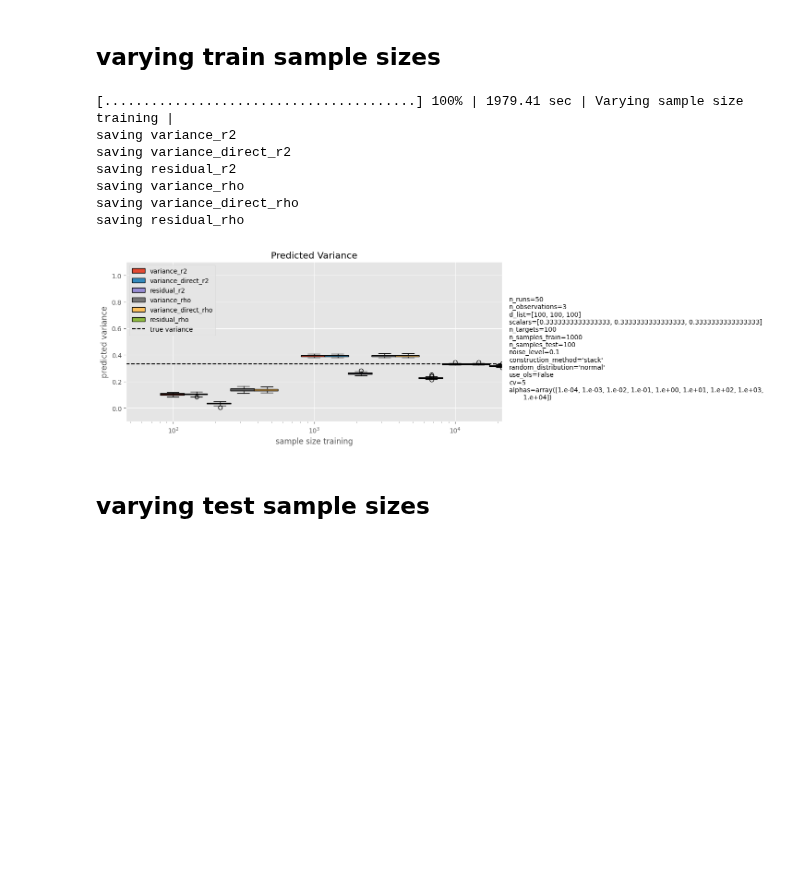
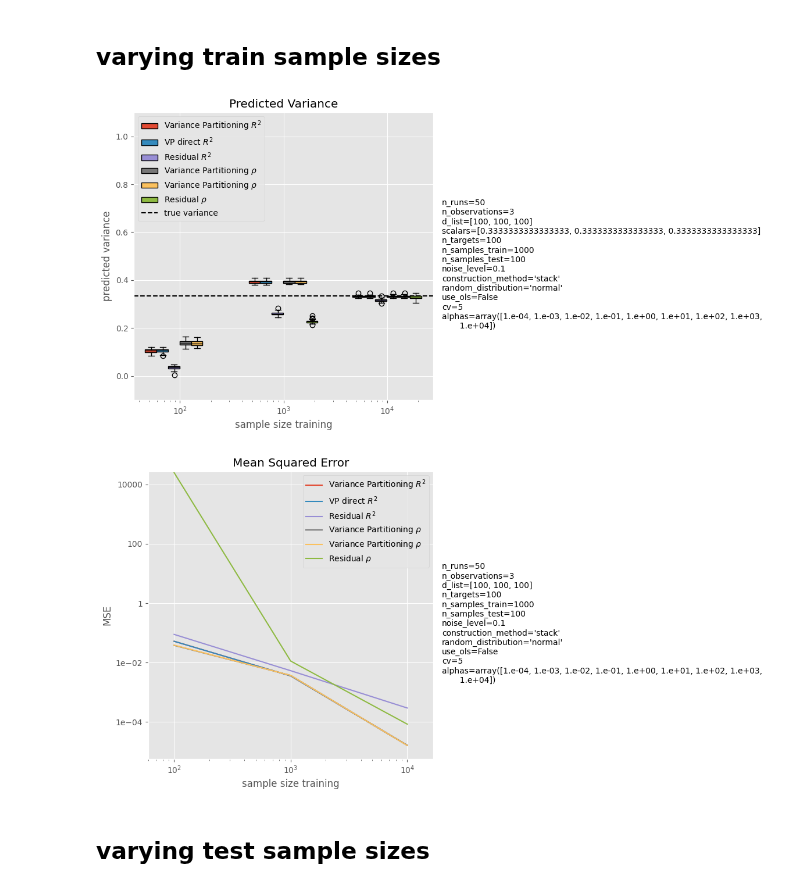
Before and after one commit to leo-schultheiss/compare_variance_residual, a Jupyter notebook: compare_variance_residual/simulated/comparison.ipynb, the cells around one changed output. Cells and saved outputs as stored; diff of their text form; code cells hidden in the pictures; blank space fills up the shorter version.

```diff
--- a/compare_variance_residual/simulated/comparison.ipynb
+++ b/compare_variance_residual/simulated/comparison.ipynb
@@ -18,8 +18,17 @@ from himalaya.backend import set_backend
 backend = set_backend("cupy", on_error="warn")
 # %%
 def get_results(variable_name, variable_values, **variables):
+    result_file_names = [
+        "variance_r2",
+        "variance_direct_r2",
+        "residual_r2",
+        "variance_rho",
+        "variance_direct_rho",
+        "residual_rho"
+    ]
+
     experiment_dir = get_experiment_dir(variable_name, **variables)
-    paths = [os.path.join(experiment_dir, result_name + ".npy") for result_name in result_names]
+    paths = [os.path.join(experiment_dir, result_name + ".npy") for result_name in result_file_names]
 
     # only calculate new results if one file does not exist
     all_paths_exist = all(os.path.exists(path) for path in paths)
@@ -27,8 +36,7 @@ def get_results(variable_name, variable_values, **variables):
         if not os.path.exists(experiment_dir):
             os.makedirs(experiment_dir)
         results = run_experiment(variable_name, variable_values, **variables)
-        for result, name in zip(results, result_names):
-            print(f"saving {name}")
+        for result, name in zip(results, result_file_names):
             np.save(str(os.path.join(experiment_dir, name)), result)
     else:
         results = [np.load(path, allow_pickle=True) for path in paths]
@@ -86,13 +94,13 @@ variables = dict(
     alphas=np.logspace(-4, 4, 9),
 )
 # %%
-result_names = [
-    "variance_r2",
-    "variance_direct_r2",
-    "residual_r2",
-    "variance_rho",
-    "variance_direct_rho",
-    "residual_rho"
+display_names = [
+    r"Variance Partitioning $R^2$",
+    r"VP direct $R^2$",
+    r"Residual $R^2$",
+    r"Variance Partitioning $\rho$",
+    r"Variance Partitioning $\rho$",
+    r"Residual $\rho$"
 ]
 # %% [markdown]
 # Varying distributions
@@ -129,22 +130,15 @@ plot_experiment(variable_name, random_distributions, results, result_names,
 # %%
 mag = np.log10(variables["n_samples_train"])
 sample_sizes_training = np.logspace(mag - 1, mag + 1, n_observations)
-variable_name = "sample size training"
+variable_name = "Number of Samples Training"
 # %%
 results = get_results(variable_name, sample_sizes_training, **variables)
-# %% [output]
-[........................................] 100% | 1979.41 sec | Varying sample size training |
-saving variance_r2
-saving variance_direct_r2
-saving residual_r2
-saving variance_rho
-saving variance_direct_rho
-saving residual_rho
 # %%
-plot_experiment(variable_name, sample_sizes_training, results, result_names, x_is_log=True,
+plot_experiment(variable_name, sample_sizes_training, results, display_names, x_is_log=True,
                 save_dir=get_experiment_dir(variable_name, **variables), **variables)
 # %% [output]
-[figure, old version]
+[figure, new version]
+[figure, added]
 # %% [markdown]
 ## varying test sample sizes
 # %%
```
Also changed, not shown: parts of 16 cells of this notebook, 2 other files.
